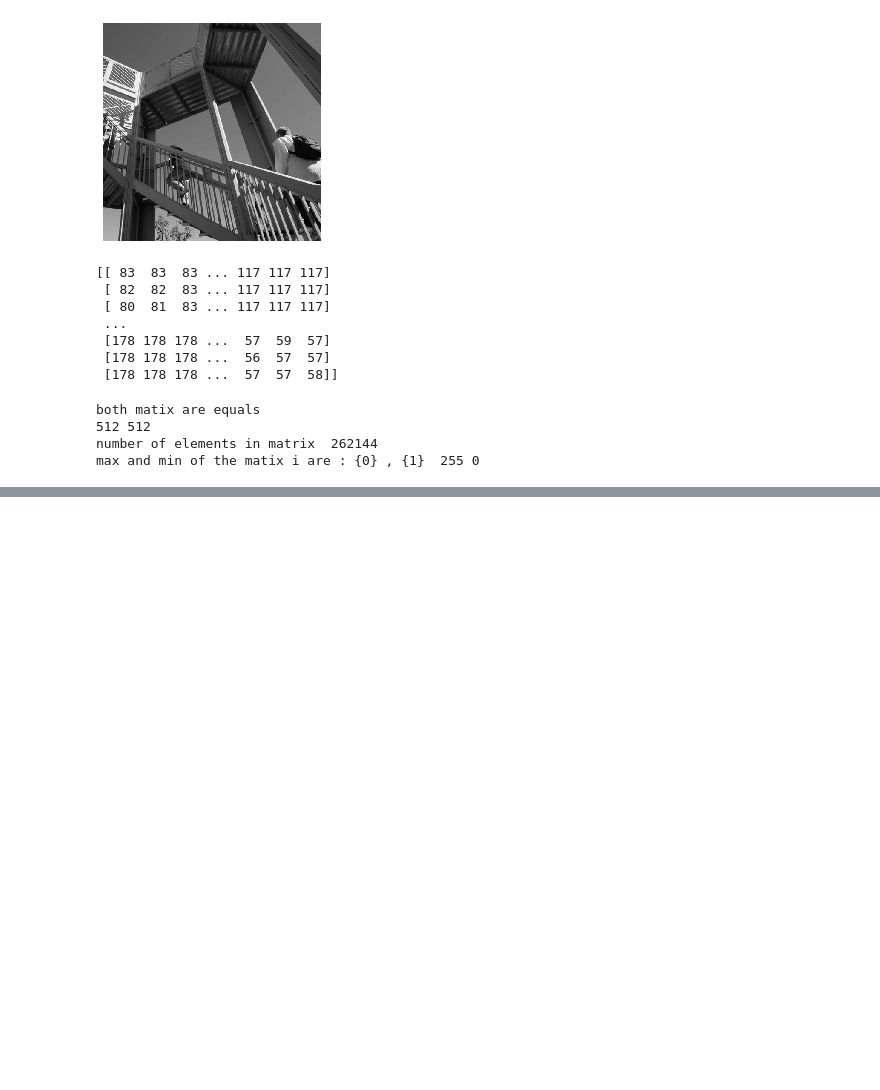
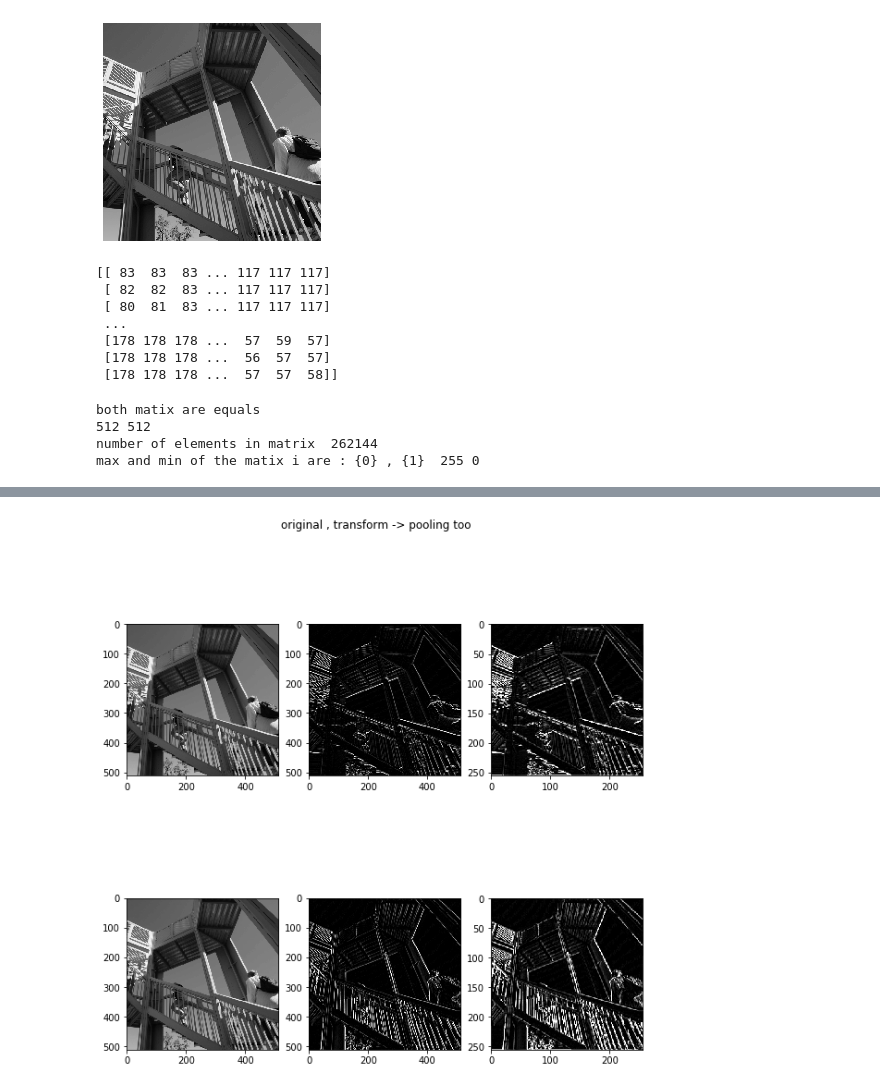
Before and after one commit to vikrantchoudhary/DeepLearningWithTF2, a Jupyter notebook: opencv_demo.ipynb, the cells around one changed output, grey strips where cells are left out. Saved outputs shown, nothing was run; the diff lists cells and outputs as text; code cells hidden in the pictures; blank space fills up the shorter version.

Commit message:
pooling added for convolution.

```diff
--- a/opencv_demo.ipynb
+++ b/opencv_demo.ipynb
@@ -72,0 +134,25 @@ IndentationError: unexpected indent (<ipython-input-31-1587b3589f6e>, line 5)
+# %%
+#pooling : max-pooling takes max of the 2,2 matix.
+#The idea here is to iterate over the image, and look at the pixel and it's immediate neighbors to the right, beneath, and right-beneath. Take the largest of them and load it into the new image.
+
+new_n = int(n/2)
+new_m = int(m/2)
+newImage = np.zeros((new_n, new_m))
+for i in range(0,n,2):
+    for j in range(0,m,2):
+        pix = []
+        pix.append(item_transformed[i,j])
+        pix.append(item_transformed[i+1,j])
+        pix.append(item_transformed[i,j+1])
+        pix.append(item_transformed[i+1,j+1])
+        newImage[int(i/2),int(j/2)] = max(pix)
+
+newImage_v = np.zeros((new_n, new_m))
+for i in range(0,n,2):
+    for j in range(0,m,2):
+        pix = []
+        pix.append(item_transformed_v[i,j])
+        pix.append(item_transformed_v[i+1,j])
+        pix.append(item_transformed_v[i,j+1])
+        pix.append(item_transformed_v[i+1,j+1])
+        newImage_v[int(i/2),int(j/2)] = max(pix)
@@ -72,0 +185,16 @@ IndentationError: unexpected indent (<ipython-input-31-1587b3589f6e>, line 5)
+# %%
+#final comparision
+f, axarr = plt.subplots(2,3,figsize=(10, 10))
+f.suptitle('original , transform -> pooling too')
+#axarr = axarr.flatten()
+axarr[0,0].imshow(item)
+axarr[0,1].imshow(item_transformed)
+axarr[0,2].imshow(newImage)
+
+axarr[1,0].imshow(item)
+axarr[1,1].imshow(item_transformed_v)
+axarr[1,2].imshow(newImage_v)
+
+plt.show()
+# %% [output]
+[figure, added]
```
Also changed, not shown: parts of 6 cells of this notebook.
